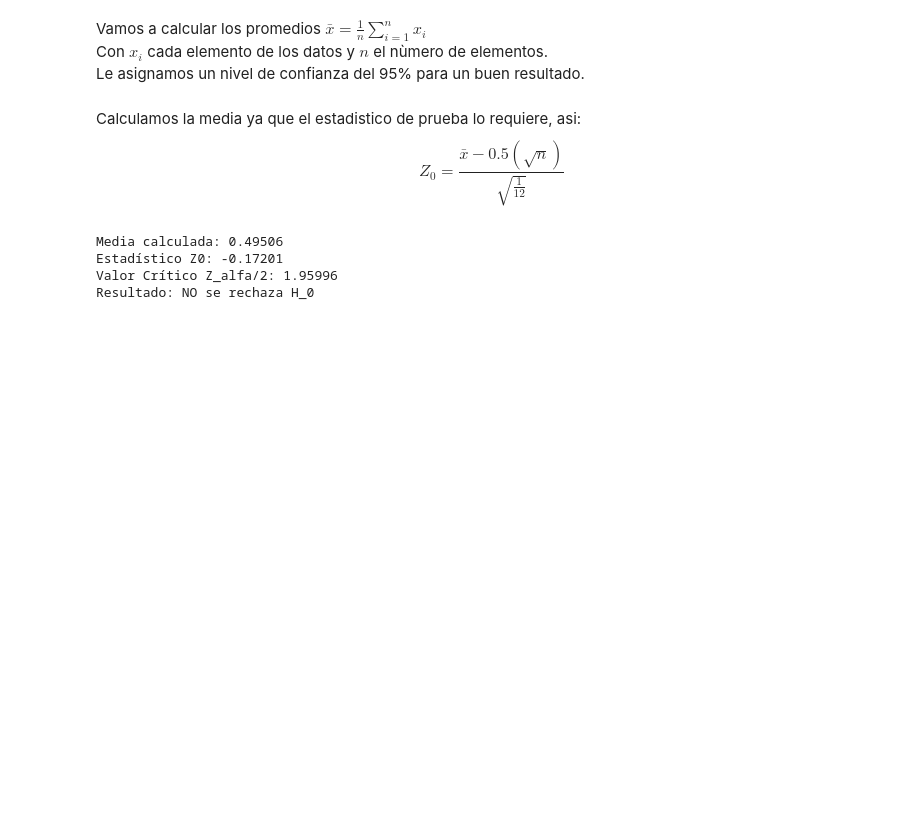
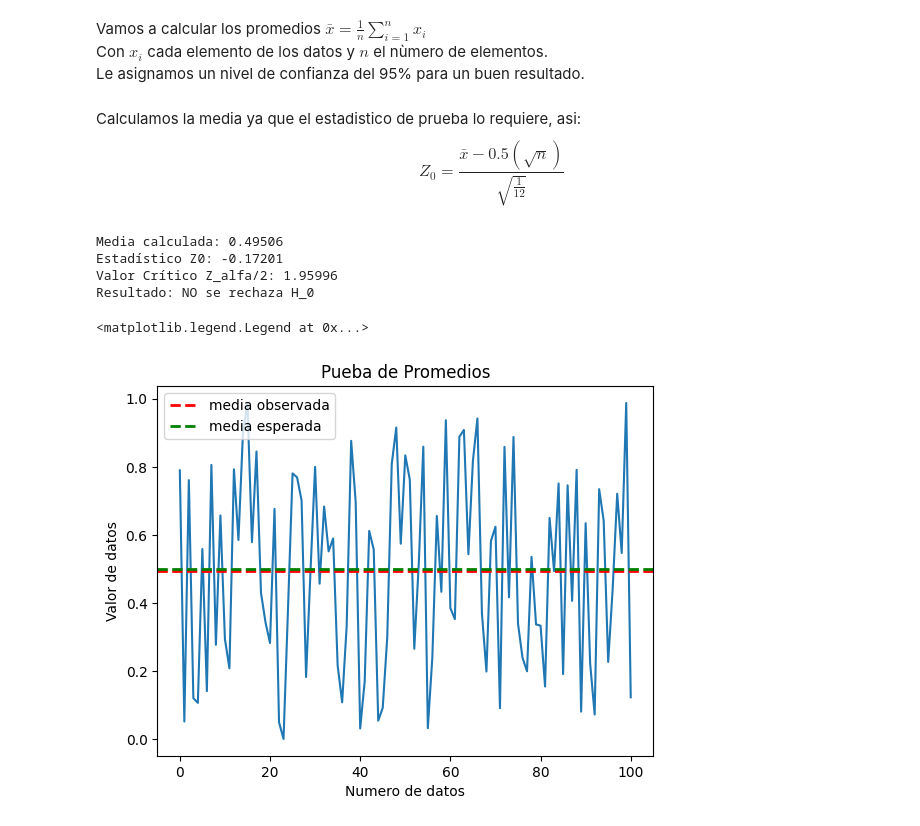
Before and after one commit to EberHernandezBenitez/EDP, a Jupyter notebook: Prueba_de_promedios.ipynb, the cells around one changed output. Cells and saved outputs as stored; diff of their text form; code cells hidden in the pictures; blank space fills up the shorter version.

```diff
--- a/Prueba_de_promedios.ipynb
+++ b/Prueba_de_promedios.ipynb
@@ -54,3 +54,16 @@ Media calculada: 0.49506
 Estadístico Z0: -0.17201
 Valor Crítico Z_alfa/2: 1.95996
 Resultado: NO se rechaza H_0
+# %%
+import numpy as np
+media_x= np.mean(datos)
+plt.plot(datos)
+plt.axhline(y=media_x,color="red",linestyle="--",linewidth=2,label="media observada")
+plt.axhline(y=0.5,color='green',linestyle="--",linewidth=2,label="media esperada")
+plt.title('Pueba de Promedios')
+plt.xlabel('Numero de datos')
+plt.ylabel("Valor de datos")
+plt.legend()
+# %% [output]
+<matplotlib.legend.Legend at 0x...>
+[figure, added]
```
